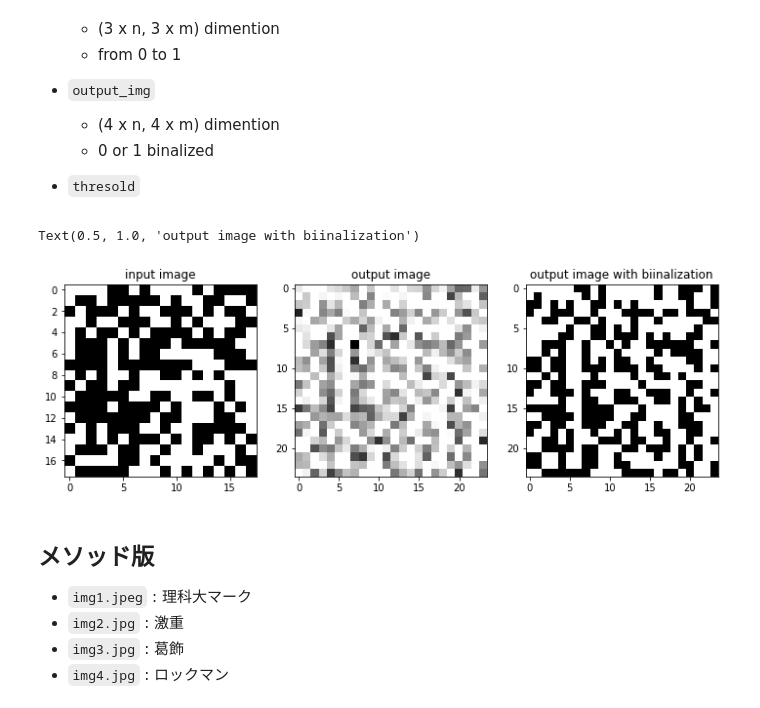
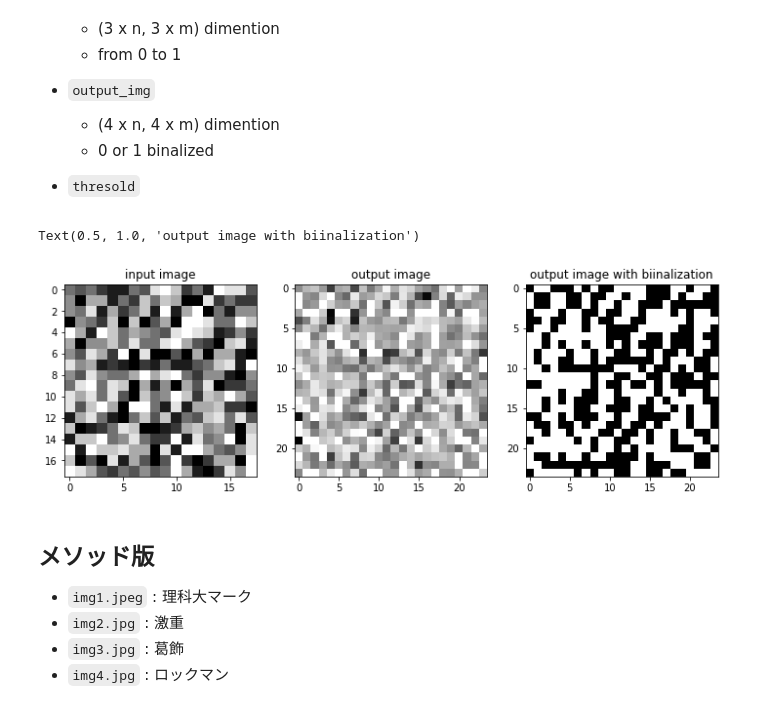
Before and after one commit to mositori/Bayesian-SuperResolution, a Jupyter notebook: ex1/autoencoder_example.ipynb, the cells around one changed output. Saved outputs shown, nothing was run; the diff lists cells and outputs as text; code cells hidden in the pictures.

```diff
--- a/ex1/autoencoder_example.ipynb
+++ b/ex1/autoencoder_example.ipynb
@@ -223,3 +225,6 @@ autoencoder = AE(optimizer = "adam" , loss = keras.losses.binary_crossentropy)
+# %%
+autoencoder = AE(optimizer = tf.train.AdamOptimizer(learning_rate = 1e-3)  , loss = tf.keras.losses.mean_squared_error  )
+#autoencoder = AE(optimizer = tf.train.AdamOptimizer(learning_rate=5e-4) , loss = tf.keras.losses.binary_crossentropy)
 # %% [markdown]
 ## モデル
 # %%
@@ -239,7 +252,7 @@ _________________________________________________________________
 # %% [markdown]
 ## 学習
 # %%
-autoencoder.fit(epochs = 10, batch_size=256)
+autoencoder.fit(epochs = 20, batch_size=512)
 # %% [output]
 Train on 65536 samples, validate on 65536 samples
 Epoch 1/20
@@ -272,0 +286,4 @@ for i in range(3):
+# %%
+test_img = np.array([[1,1,1,1,0,1,1,1,1]])
+threshold = 0.5
+autoencoder.predict(test_img, threshold)
@@ -272,0 +292,16 @@ for i in range(3):
+# %%
+#test_img = np.array([[0.75, 0.25, 0.25, 0.75, 0.25, 0.25, 0.75, 0.25, 0.25]])
+predict_img = autoencoder.model.predict(test_img)
+
+test_img = test_img.reshape(3,3)
+predict_img = predict_img.reshape(4,4)
+answer = np.array([1,0.5,0,0.5,1,0.5,0,0.5,1,0.5,0,0.5,1,0.5,0,0.5]).reshape(4,4)
+print(predict_img)
+
+print( np.sum((answer - predict_img) ** 2)  )
+
+img = predict_img
+
+plt.colorbar(plt.imshow(img, cmap = plt.cm.binary))
+plt.savefig("p_matrix_2_.pdf")
+plt.figure(figsize = (6,6))
@@ -300,31 +346,31 @@ Clipping input data to the valid range for imshow with RGB data ([0..1] for floa
 # %%
 # n = 4
 # m = 4
 thresold = 0.5
-input_img = np.random.randint(0, 2, (18,18), dtype='int8')
+input_img = np.random.randint(0, 10, (18,18), dtype='int8') / 10
 x, y = input_img.shape
 n, m = int( x / 3 ), int( y / 3 )
 output_img = np.empty((4 * n , 4 * m), dtype='float64')
 
 for i, j in iter.product(range(n), range(m)):
     partial_img = input_img.copy()[ 3 * j : 3 * (j + 1), 3 * i : 3 * ( i + 1)]
     partial_img = autoencoder.model.predict(partial_img.reshape(1,9))
     output_img[4 * j : 4 * (j + 1), 4 * i : 4 * ( i + 1)] = partial_img.reshape(4,4)
 
 output_img_binalized = output_img.copy()
 output_img_binalized[output_img_binalized >= thresold] = 1
 output_img_binalized[output_img_binalized < thresold] = 0
 
 fig, axes = plt.subplots(1,3, figsize = (12,12))
 axes[0].imshow(input_img, cmap = plt.cm.binary)
 axes[0].set_title("input image")
 axes[1].imshow(output_img, cmap = plt.cm.binary)
 axes[1].set_title("output image")
 axes[2].imshow(output_img_binalized, cmap = plt.cm.binary)
 axes[2].set_title("output image with biinalization")
 # %% [output]
 Text(0.5, 1.0, 'output image with biinalization')
-[figure, old version]
+[figure, new version]
 # %% [markdown]
 ## メソッド版
 - `img1.jpeg` : 理科大マーク
```
Also changed, not shown: parts of 26 cells of this notebook, 28 other files.
